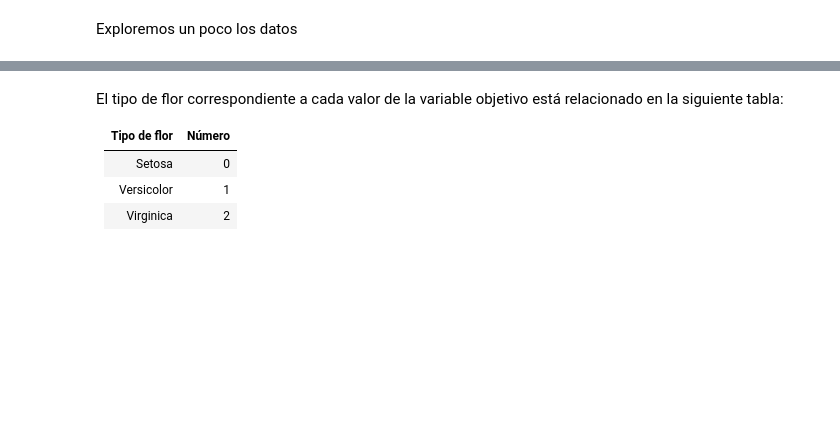
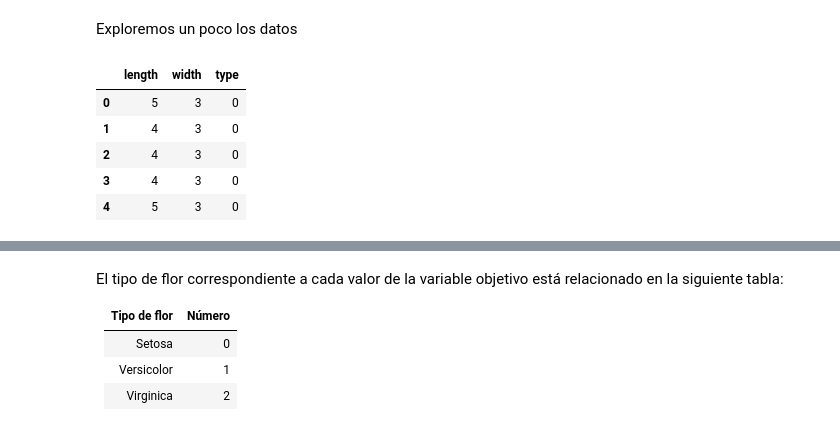
Before and after one commit to AdrianRamosDS/mgpo2021, a Jupyter notebook: Modulo1/Clase1/1Introduccion.ipynb, the cells around one changed output, grey strips where cells are left out. Cells and saved outputs as stored; diff of their text form; code cells hidden in the pictures; blank space fills up the shorter version.

```diff
--- a/Modulo1/Clase1/1Introduccion.ipynb
+++ b/Modulo1/Clase1/1Introduccion.ipynb
@@ -127,3 +179,11 @@ Usamos el conjunto de datos `iris` disponible a través de la librería de sklea
 Exploremos un poco los datos
 # %%
 # Imprimimos algunos registros del dataframe
+data.head()
+# %% [output]
+|  | length | width | type |
+| 0 | 5 | 3 | 0 |
+| 1 | 4 | 3 | 0 |
+| 2 | 4 | 3 | 0 |
+| 3 | 4 | 3 | 0 |
+| 4 | 5 | 3 | 0 |
```
Also changed, not shown: parts of 34 cells of this notebook.
